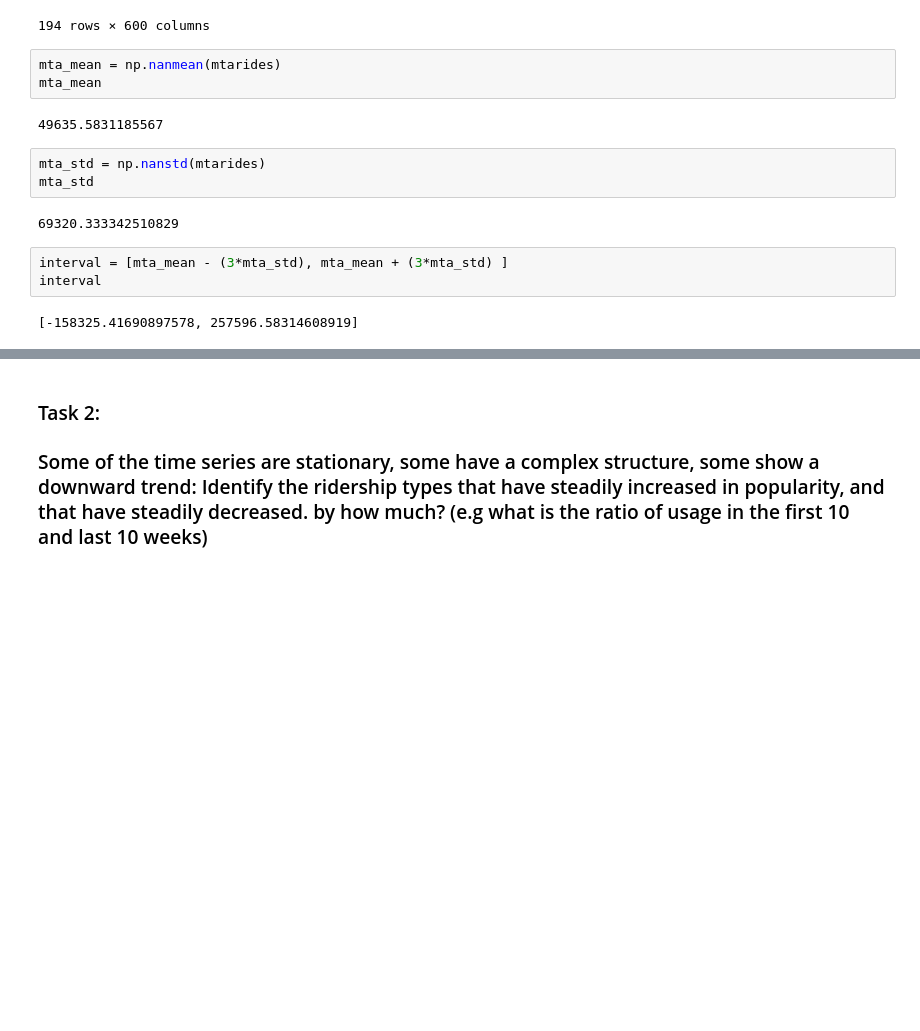
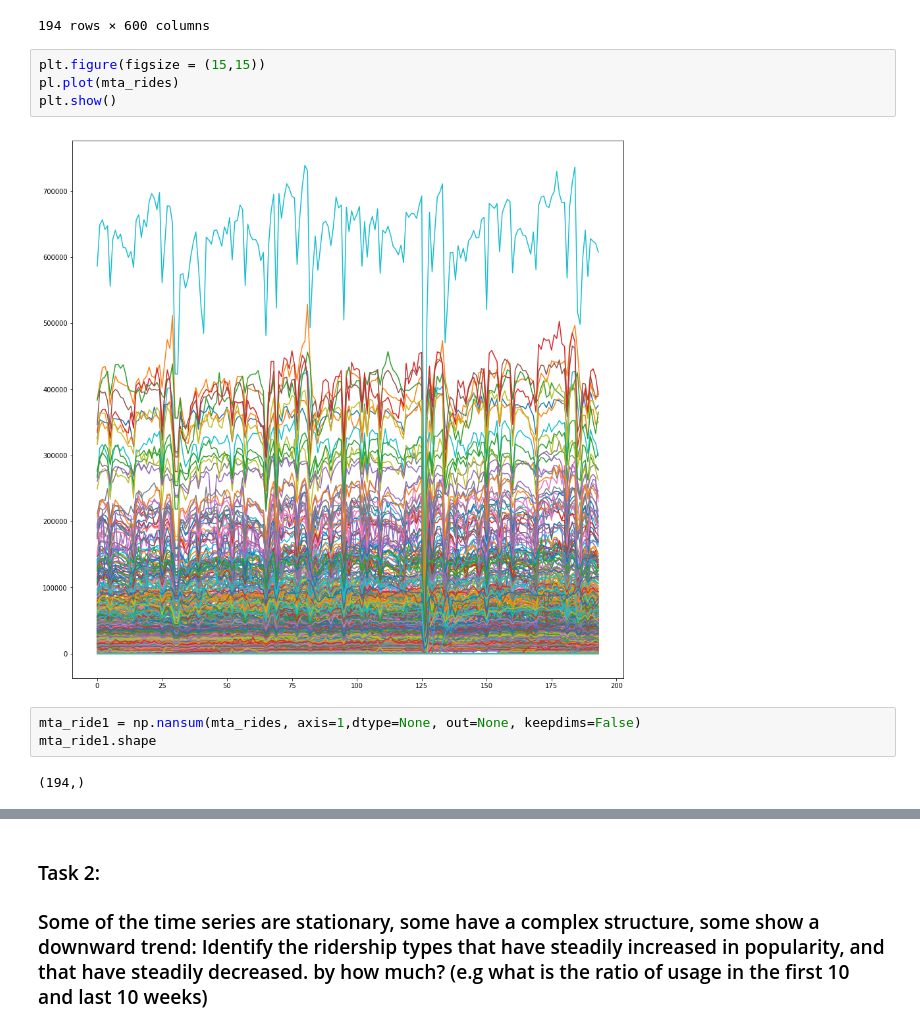
Before and after one commit to jazzzchan/PUI2017_yc3300, a Jupyter notebook: HW10_yc3300/HW10_yc3300.ipynb, the cells around one changed output, grey strips where cells are left out. Cells and saved outputs as stored; diff of their text form; blank space fills up the shorter version.

```diff
--- a/HW10_yc3300/HW10_yc3300.ipynb
+++ b/HW10_yc3300/HW10_yc3300.ipynb
@@ -106,18 +100,14 @@ mta_rides
 | 192 | 74591.0 | 0.0 | 7907.0 | 22773.0 | 22987.0 | 25499.0 | 15361.0 | 15259.0 | 13089.0 | 193804.0 | ... | ... |
 | 193 | 76833.0 | 0.0 | 6790.0 | 19033.0 | 21562.0 | 23341.0 | 14211.0 | 12294.0 | 12489.0 | 207511.0 | ... | ... |
 194 rows × 600 columns
-# %%
-mta_mean = np.nanmean(mtarides)
-mta_mean
-# %% [output]
-49635.5831185567
-# %%
-mta_std = np.nanstd(mtarides)
-mta_std
-# %% [output]
-69320.333342510829
-# %%
-interval = [mta_mean - (3*mta_std), mta_mean + (3*mta_std) ]
-interval
-# %% [output]
-[-158325.41690897578, 257596.58314608919]
+# %%
+plt.figure(figsize = (15,15))
+pl.plot(mta_rides)
+plt.show()
+# %% [output]
+[figure, added]
+# %%
+mta_ride1 = np.nansum(mta_rides, axis=1,dtype=None, out=None, keepdims=False)
+mta_ride1.shape
+# %% [output]
+(194,)
```
Also changed, not shown: parts of 7 cells of this notebook.
